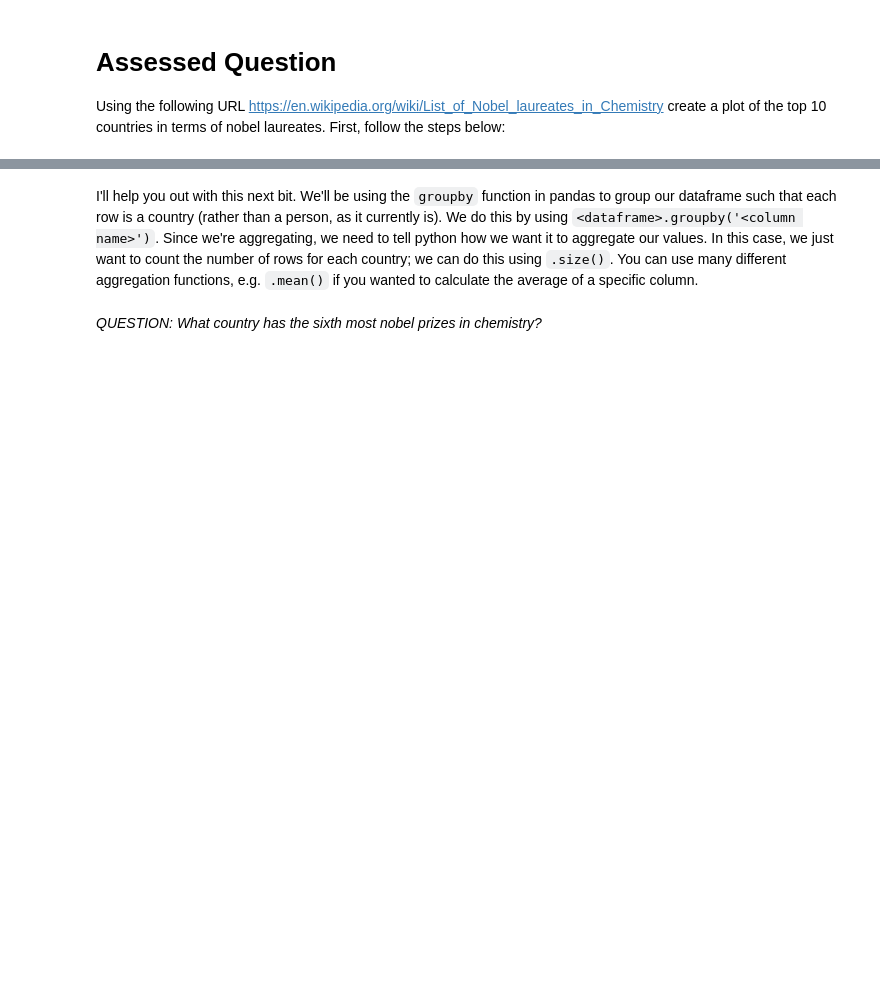
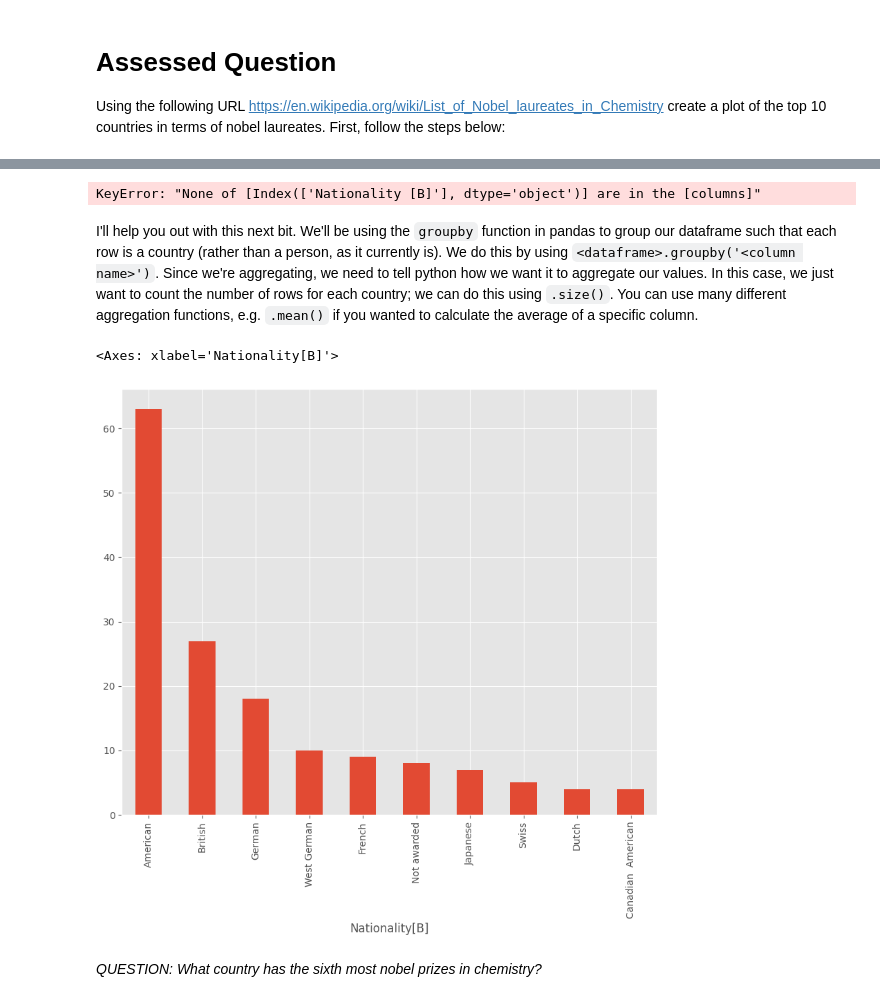
Before and after one commit to verdemarchi/QM2, a Jupyter notebook: notebooks/W02. Pandas.ipynb, the cells around one changed output, grey strips where cells are left out. Saved outputs shown, nothing was run; the diff lists cells and outputs as text; code cells hidden in the pictures; blank space fills up the shorter version.

```diff
--- a/notebooks/W02. Pandas.ipynb
+++ b/notebooks/W02. Pandas.ipynb
@@ -541,0 +538,8 @@ Using the following URL https://en.wikipedia.org/wiki/List_of_Nobel_laureates_in
+# %%
+url='https://en.wikipedia.org/wiki/List_of_Nobel_laureates_in_Chemistry'
+
+chem_tables=pandas.read_html(url)
+
+print(chem_tables)
+
+# select the first dataframe from this list and call it chem
@@ -541,0 +564,3 @@ Using the following URL https://en.wikipedia.org/wiki/List_of_Nobel_laureates_in
+# %%
+chem = chem_tables[0]
+chem
@@ -542,10 +581,24 @@ Using the following URL https://en.wikipedia.org/wiki/List_of_Nobel_laureates_in
+# %%
+clean = chem[['Nationality [B]']]
+clean = clean.replace(',', '', regex=True)
+clean = clean.replace('-', 'NaN', regex=True).astype('float')
+# %% [output]
+KeyError: "None of [Index(['Nationality [B]'], dtype='object')] are in the [columns]"
 # %% [markdown]
 I'll help you out with this next bit. We'll be using the `groupby` function in pandas to group our dataframe such that each row is a country (rather than a person, as it currently is). We do this by using `<dataframe>.groupby('<column name>')`. Since we're aggregating, we need to tell python how we want it to aggregate our values. In this case, we just want to count the number of rows for each country; we can do this using `.size()`. You can use many different aggregation functions, e.g. `.mean()` if you wanted to calculate the average of a specific column.
 # %%
 # create a new dataframe called 'country' in which each row is a country, and the values represent the number of nobel laureates.
 
+country = chem.groupby('Nationality[B]').size()
+country
+
 # now sort it in descending order
-
+country.sort_values(ascending=False, inplace=True)
+country
 # finally, plot the top 10 countries
+country.head(10).plot(kind='bar')
+# %% [output]
+<Axes: xlabel='Nationality[B]'>
+[figure, added]
 # %% [markdown]
 *QUESTION: What country has the sixth most nobel prizes in chemistry?*
```
Also changed, not shown: parts of 7 cells of this notebook.
